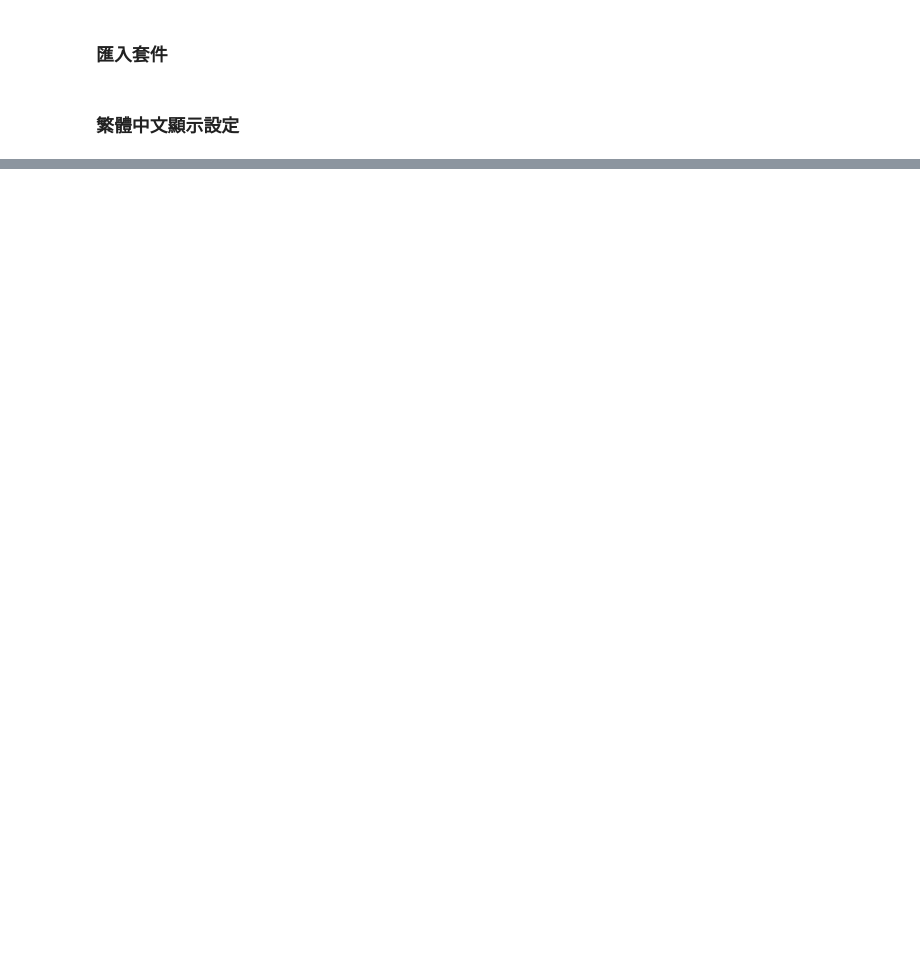
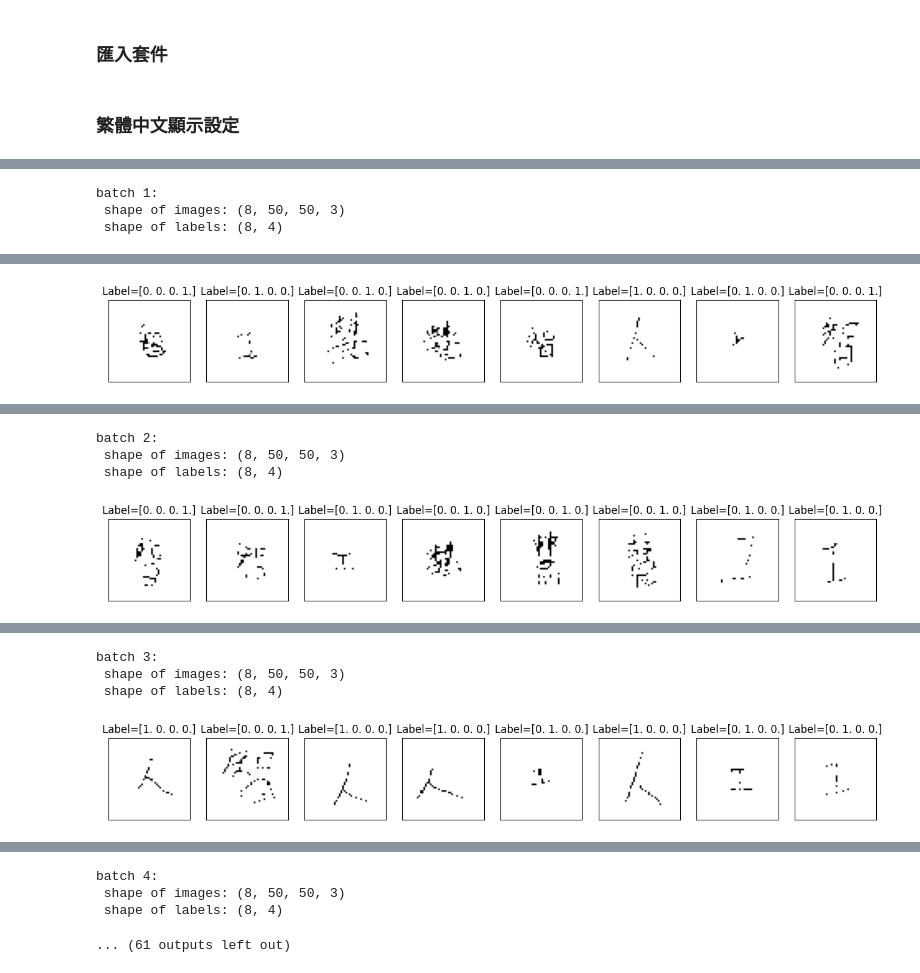
Before and after one commit to YannnLing/CHN_REC, a Jupyter notebook: Chinese_recog.ipynb, the cells around one changed output, grey strips where cells are left out. Saved outputs shown, nothing was run; the diff lists cells and outputs as text; code cells hidden in the pictures; blank space fills up the shorter version.

```diff
--- a/Chinese_recog.ipynb
+++ b/Chinese_recog.ipynb
@@ -58,0 +254,5 @@ ttf_path = '/'.join( default_type.split('/')[:-1] )  # 預設字型的資料夾
+# %%
+Num_Classes = len(SelectedWords)
+Image_Size = ( 50, 50 )
+Epochs = 50
+Batch_Size = 8
@@ -58,0 +263,6 @@ ttf_path = '/'.join( default_type.split('/')[:-1] )  # 預設字型的資料夾
+# %%
+Train_Data_Genetor = ImageDataGenerator( rescale = 1./255, validation_split = 0.2,   # 按指定的比例縮放圖像
+                                         width_shift_range = 0.05,
+                                         height_shift_range = 0.05,
+                                         zoom_range = 0.1,
+                                         horizontal_flip = False )
@@ -58,0 +278,22 @@ ttf_path = '/'.join( default_type.split('/')[:-1] )  # 預設字型的資料夾
+# %%
+def Plot_Genetor( imgs, labels=[], grid=(1,10), size=(20,2) ):
+    n = len( imgs )
+    plt.gcf().set_size_inches(size)
+    for i in range(n):
+        ax = plt.subplot( grid[0], grid[1], i+1 )
+        ax.imshow( imgs[i] )
+        if len(labels):
+            ax.set_title( f'Label={labels[i]}' )
+        ax.set_xticks([]); ax.set_yticks([])
+    plt.show()
+
+batch = 1
+for data, label in Train_Generator:
+    print( f'batch {batch}: \n shape of images: {data.shape} \n shape of labels: {label.shape}' )
+    Plot_Genetor( data, label )
+    batch += 1
+    if batch > len(Train_Generator):
+        break
+
+print( f'There are {len(Train_Generator)} batches.' )
+# %% [output]
@@ -58,0 +301,3 @@ ttf_path = '/'.join( default_type.split('/')[:-1] )  # 預設字型的資料夾
+batch 1:
+ shape of images: (8, 50, 50, 3)
+ shape of labels: (8, 4)
@@ -58,0 +311 @@ ttf_path = '/'.join( default_type.split('/')[:-1] )  # 預設字型的資料夾
+[figure, added]
@@ -58,0 +320,4 @@ ttf_path = '/'.join( default_type.split('/')[:-1] )  # 預設字型的資料夾
+batch 2:
+ shape of images: (8, 50, 50, 3)
+ shape of labels: (8, 4)
+[figure, added]
@@ -58,0 +332,4 @@ ttf_path = '/'.join( default_type.split('/')[:-1] )  # 預設字型的資料夾
+batch 3:
+ shape of images: (8, 50, 50, 3)
+ shape of labels: (8, 4)
+[figure, added]
@@ -58,0 +337,4 @@ ttf_path = '/'.join( default_type.split('/')[:-1] )  # 預設字型的資料夾
+batch 4:
+ shape of images: (8, 50, 50, 3)
+ shape of labels: (8, 4)
+... (61 outputs left out)
```
Also changed, not shown: parts of 27 cells of this notebook.
